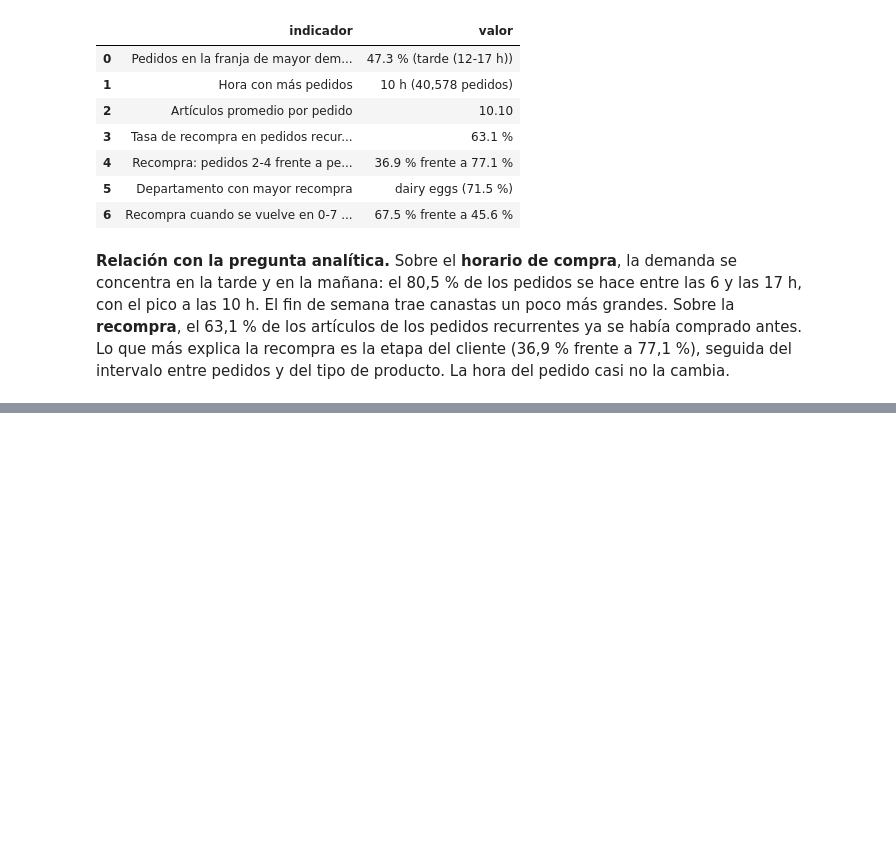
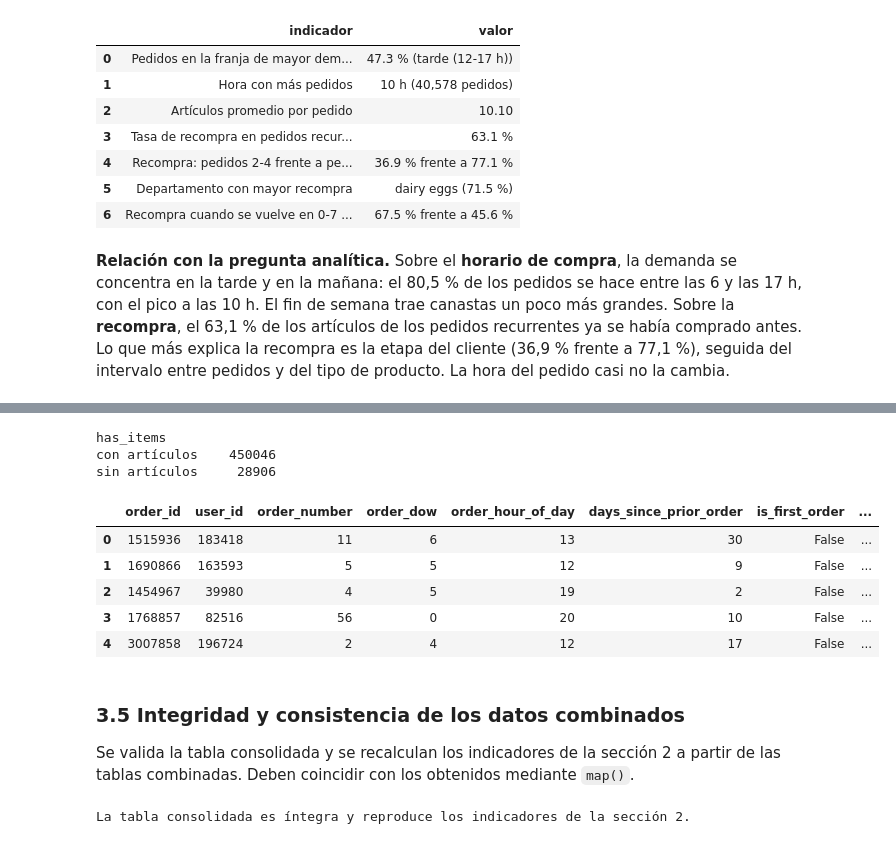
Before and after one commit to CarlosHerrera1210/proyecto-ciencia-datos, a Jupyter notebook: notebooks/data_preparation.ipynb, the cells around one changed output, grey strips where cells are left out. Saved outputs shown, nothing was run; the diff lists cells and outputs as text; code cells hidden in the pictures; blank space fills up the shorter version.

```diff
--- a/notebooks/data_preparation.ipynb
+++ b/notebooks/data_preparation.ipynb
@@ -635,0 +697,20 @@ indicadores
+# %%
+order_items = (
+    order_products_clean
+    .merge(orders_features, on='order_id', how='left', validate='m:1', indicator='order_match')
+    .merge(products_full[['product_id', 'canonical_product_id', 'product_name', 'aisle', 'department']],
+           on='product_id', how='left', validate='m:1', indicator='product_match')
+)
+
+validacion_items = pd.Series({
+    'filas antes de combinar': len(order_products_clean),
+    'filas después de combinar': len(order_items),
+    'artículos sin pedido': int(order_items['order_match'].ne('both').sum()),
+    'artículos sin producto': int(order_items['product_match'].ne('both').sum()),
+})
+display(validacion_items.to_frame('valor'))
+assert validacion_items['filas antes de combinar'] == validacion_items['filas después de combinar']
+assert validacion_items['artículos sin pedido'] == 0 and validacion_items['artículos sin producto'] == 0
+
+order_items = order_items.drop(columns=['order_match', 'product_match'])
+order_items.info()
@@ -635,0 +743,47 @@ indicadores
+# %%
+resumen_canasta = order_items.groupby('order_id').agg(
+    n_items=('product_id', 'size'),
+    n_reordered=('reordered', 'sum'),
+    n_departments=('department', 'nunique'),
+)
+resumen_canasta['reorder_rate'] = (resumen_canasta['n_reordered'] / resumen_canasta['n_items']).round(4)
+
+orders_consolidated = orders_features.merge(
+    resumen_canasta, on='order_id', how='left', validate='1:1', indicator='has_items')
+orders_consolidated['has_items'] = orders_consolidated['has_items'].eq('both')
+orders_consolidated = orders_consolidated.astype({'n_items': 'Int16', 'n_reordered': 'Int16', 'n_departments': 'Int8'})
+
+print(orders_consolidated['has_items'].value_counts().rename({True: 'con artículos', False: 'sin artículos'}).to_string())
+orders_consolidated.head()
+# %% [output]
+has_items
+con artículos    450046
+sin artículos     28906
+|  | order_id | user_id | order_number | order_dow | order_hour_of_day | days_since_prior_order | is_first_order | ... |
+| 0 | 1515936 | 183418 | 11 | 6 | 13 | 30 | False | ... |
+| 1 | 1690866 | 163593 | 5 | 5 | 12 | 9 | False | ... |
+| 2 | 1454967 | 39980 | 4 | 5 | 19 | 2 | False | ... |
+| 3 | 1768857 | 82516 | 56 | 0 | 20 | 10 | False | ... |
+| 4 | 3007858 | 196724 | 2 | 4 | 12 | 17 | False | ... |
+# %% [markdown]
+### 3.5 Integridad y consistencia de los datos combinados
+Se valida la tabla consolidada y se recalculan los indicadores de la sección 2 a partir de las tablas combinadas. Deben coincidir con los obtenidos mediante `map()`.
+# %%
+# Integridad de la tabla consolidada
+assert len(orders_consolidated) == len(orders_clean)
+assert orders_consolidated['order_id'].is_unique
+assert orders_consolidated['n_items'].sum() == len(order_products_clean)
+assert (orders_consolidated['n_reordered'] <= orders_consolidated['n_items']).dropna().all()
+assert orders_consolidated.loc[orders_consolidated['has_items'], 'n_items'].notna().all()
+assert orders_consolidated.loc[~orders_consolidated['has_items'], 'n_items'].isna().all()
+
+# Consistencia con los indicadores de la Lección 3
+recurrentes = order_items[~order_items['is_first_order']]
+assert np.isclose(recurrentes['reordered'].mean() * 100, items_recompra['reordered'].mean() * 100)
+tasa_depto = recurrentes.groupby('department', observed=True)['reordered'].mean().mul(100).round(1)
+assert (tasa_depto.reindex(recompra_departamento.index) == recompra_departamento['tasa_recompra']).all()
+assert np.isclose(orders_consolidated['n_items'].mean(), pedidos_con_canasta['n_items'].mean())
+
+print('La tabla consolidada es íntegra y reproduce los indicadores de la sección 2.')
+# %% [output]
+La tabla consolidada es íntegra y reproduce los indicadores de la sección 2.
```
Also changed, not shown: parts of 14 cells of this notebook, 7 other files.
